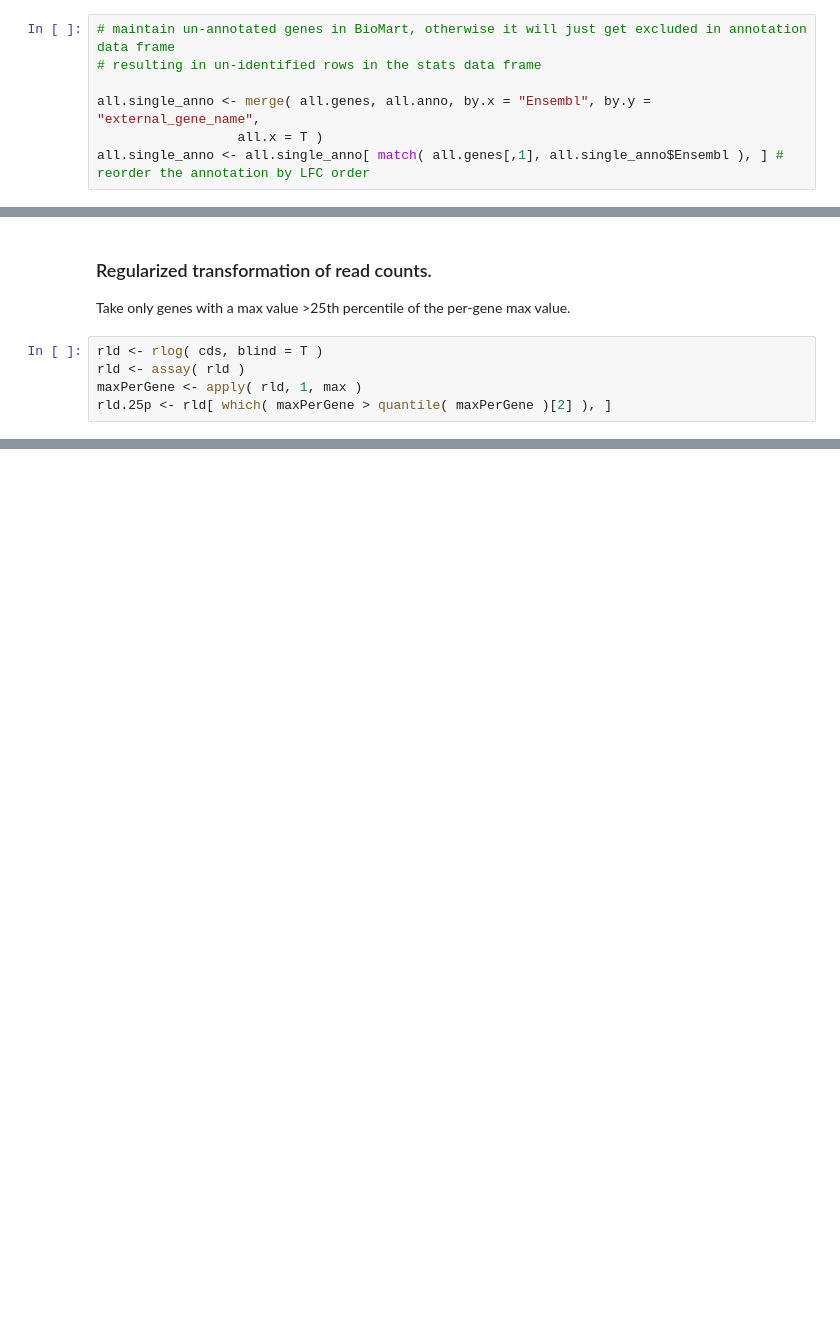
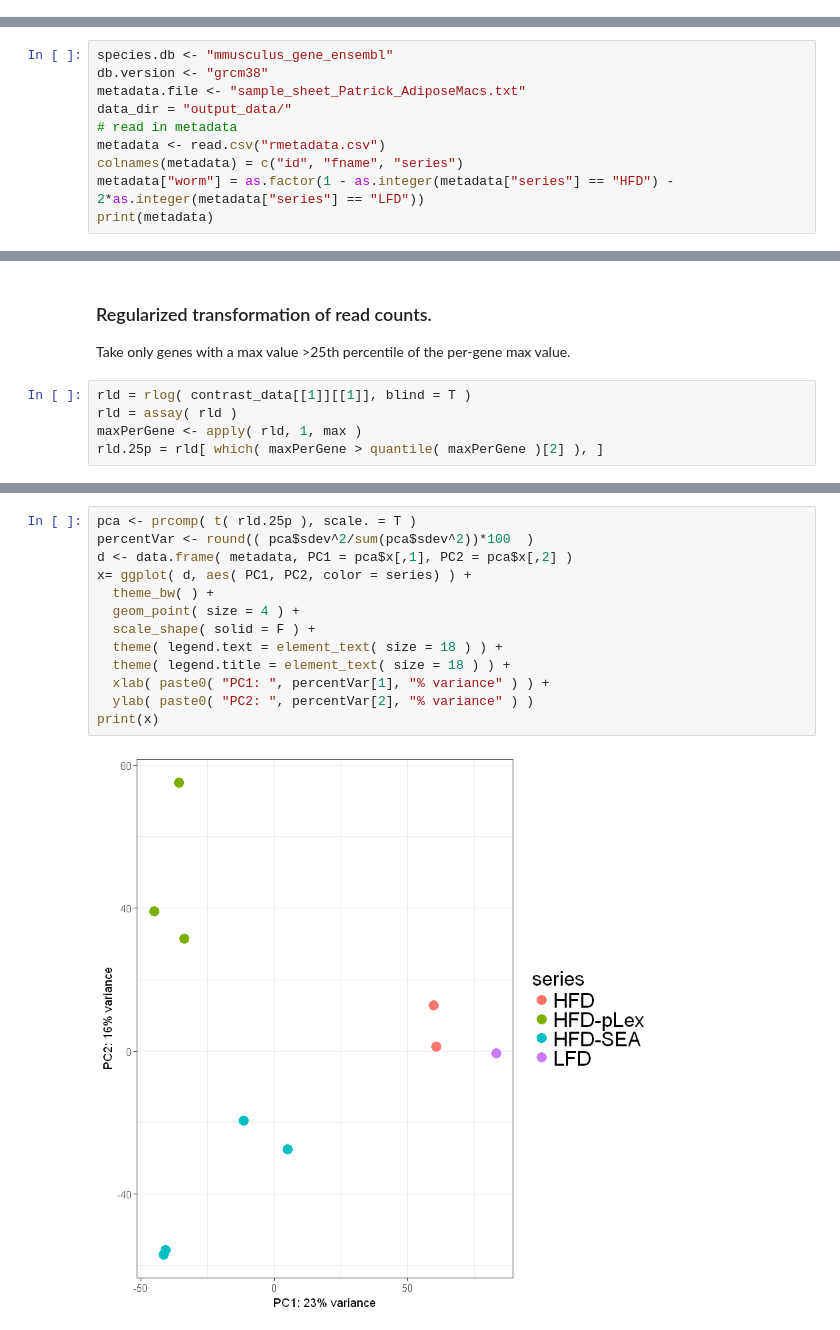
Before and after one commit to jpoles1/AdiposeCellseq, a Jupyter notebook: RAnalysis.ipynb, the cells around one changed output, grey strips where cells are left out. Drawn from its saved outputs; the diff is of its cells as text; blank space fills up the shorter version.

Commit message:
Sent out initial results.

```diff
--- a/RAnalysis.ipynb
+++ b/RAnalysis.ipynb
@@ -72,7 +8,0 @@ png
-# %%
-# maintain un-annotated genes in BioMart, otherwise it will just get excluded in annotation data frame
-# resulting in un-identified rows in the stats data frame
-
-all.single_anno <- merge( all.genes, all.anno, by.x = "Ensembl", by.y = "external_gene_name",
-                  all.x = T )
-all.single_anno <- all.single_anno[ match( all.genes[,1], all.single_anno$Ensembl ), ] # reorder the annotation by LFC order
@@ -103,0 +9,10 @@ write.table( down.anno.wStats[,2], paste0(currcon[2], "_vs_", currcon[3], "_FDR"
+# %%
+species.db <- "mmusculus_gene_ensembl"
+db.version <- "grcm38"
+metadata.file <- "sample_sheet_Patrick_AdiposeMacs.txt"
+data_dir = "output_data/"
+# read in metadata
+metadata <- read.csv("rmetadata.csv")
+colnames(metadata) = c("id", "fname", "series")
+metadata["worm"] = as.factor(1 - as.integer(metadata["series"] == "HFD") - 2*as.integer(metadata["series"] == "LFD"))
+print(metadata)
@@ -158,7 +181,7 @@ ERROR: Error in fix.by(by.y, y): 'by' must specify a uniquely valid column
 ### Regularized transformation of read counts.
 Take only genes with a max value >25th percentile of the per-gene max value.
 # %%
-rld <- rlog( cds, blind = T )
-rld <- assay( rld )
+rld = rlog( contrast_data[[1]][[1]], blind = T )
+rld = assay( rld )
 maxPerGene <- apply( rld, 1, max )
-rld.25p <- rld[ which( maxPerGene > quantile( maxPerGene )[2] ), ]
+rld.25p = rld[ which( maxPerGene > quantile( maxPerGene )[2] ), ]
@@ -164,0 +210,15 @@ rld.25p <- rld[ which( maxPerGene > quantile( maxPerGene )[2] ), ]
+# %%
+pca <- prcomp( t( rld.25p ), scale. = T )
+percentVar <- round(( pca$sdev^2/sum(pca$sdev^2))*100  )
+d <- data.frame( metadata, PC1 = pca$x[,1], PC2 = pca$x[,2] )
+x= ggplot( d, aes( PC1, PC2, color = series) ) +
+  theme_bw( ) +
+  geom_point( size = 4 ) +
+  scale_shape( solid = F ) +
+  theme( legend.text = element_text( size = 18 ) ) +
+  theme( legend.title = element_text( size = 18 ) ) +
+  xlab( paste0( "PC1: ", percentVar[1], "% variance" ) ) +
+  ylab( paste0( "PC2: ", percentVar[2], "% variance" ) )
+print(x)
+# %% [output]
+[figure, added]
```
Also changed, not shown: parts of 10 cells of this notebook.
